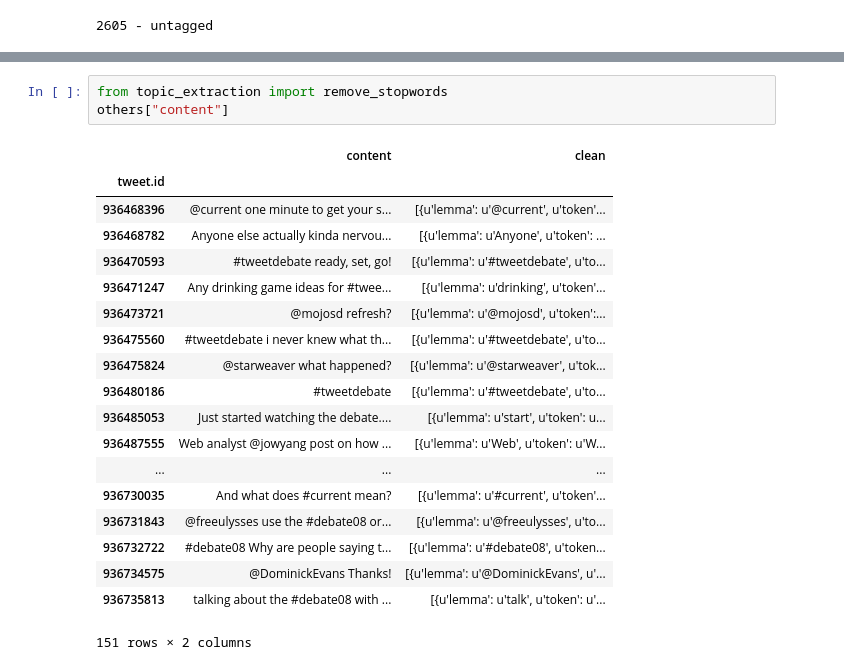
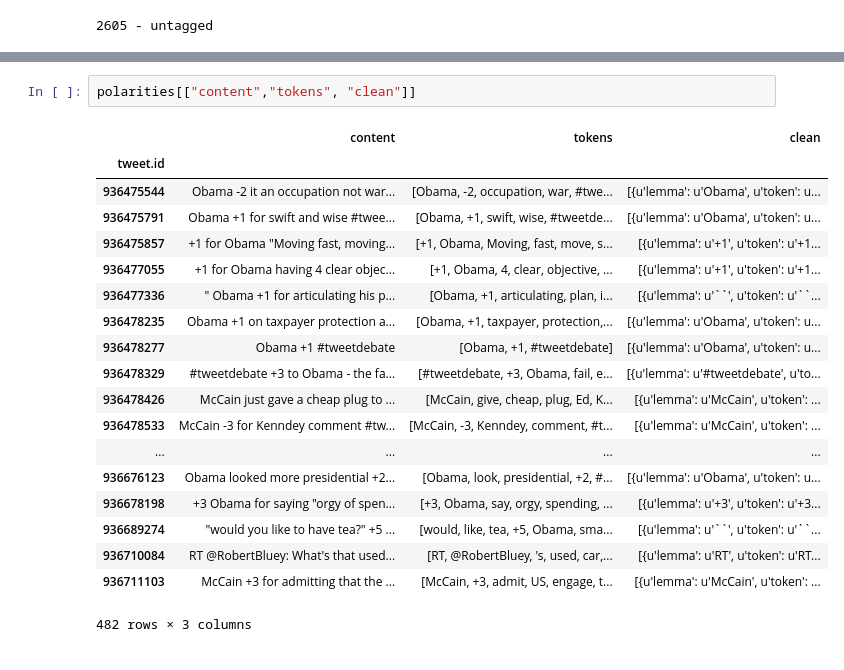
Before and after one commit to ralucacocioban/SentimentClassification, a Jupyter notebook: Sentiment.ipynb, the cells around one changed output, grey strips where cells are left out. Saved outputs shown, nothing was run; the diff lists cells and outputs as text.

```diff
--- a/Sentiment.ipynb
+++ b/Sentiment.ipynb
@@ -40,29 +40,28 @@ left[:1]
 |  | pub.date.GMT | content | author.name | author.nickname | rating.1 | rating.2 | rating.3 | rating.4 | ... |
 | tweet.id |  |  |  |  |  |  |  |  | ... |
 | 936466790 | 9/27/08 1:00 | Jim Lehrer just directed the deba... | B_E_X | Becky L | 4 | 2 | 4 | NaN | ... |
-# %%
-from topic_extraction import remove_stopwords
-others["content"]
-# %% [output]
-|  | content | clean |
-| tweet.id |  |  |
-| 936468396 | @current one minute to get your s... | [{u'lemma': u'@current', u'token'... |
-| 936468782 | Anyone else actually kinda nervou... | [{u'lemma': u'Anyone', u'token': ... |
-| 936470593 | #tweetdebate ready, set, go! | [{u'lemma': u'#tweetdebate', u'to... |
-| 936471247 | Any drinking game ideas for #twee... | [{u'lemma': u'drinking', u'token'... |
-| 936473721 | @mojosd refresh? | [{u'lemma': u'@mojosd', u'token':... |
-| 936475560 | #tweetdebate i never knew what th... | [{u'lemma': u'#tweetdebate', u'to... |
-| 936475824 | @starweaver what happened? | [{u'lemma': u'@starweaver', u'tok... |
-| 936480186 | #tweetdebate | [{u'lemma': u'#tweetdebate', u'to... |
-| 936485053 | Just started watching the debate.... | [{u'lemma': u'start', u'token': u... |
-| 936487555 | Web analyst @jowyang post on how ... | [{u'lemma': u'Web', u'token': u'W... |
-| ... | ... | ... |
-| 936730035 | And what does #current mean? | [{u'lemma': u'#current', u'token'... |
-| 936731843 | @freeulysses use the #debate08 or... | [{u'lemma': u'@freeulysses', u'to... |
-| 936732722 | #debate08 Why are people saying t... | [{u'lemma': u'#debate08', u'token... |
-| 936734575 | @DominickEvans Thanks! | [{u'lemma': u'@DominickEvans', u'... |
-| 936735813 | talking about the #debate08 with ... | [{u'lemma': u'talk', u'token': u'... |
-151 rows × 2 columns
+# %%
+polarities[["content","tokens", "clean"]]
+# %% [output]
+|  | content | tokens | clean |
+| tweet.id |  |  |  |
+| 936475544 | Obama -2 it an occupation not war... | [Obama, -2, occupation, war, #twe... | [{u'lemma': u'Obama', u'token': u... |
+| 936475791 | Obama +1 for swift and wise #twee... | [Obama, +1, swift, wise, #tweetde... | [{u'lemma': u'Obama', u'token': u... |
+| 936475857 | +1 for Obama "Moving fast, moving... | [+1, Obama, Moving, fast, move, s... | [{u'lemma': u'+1', u'token': u'+1... |
+| 936477055 | +1 for Obama having 4 clear objec... | [+1, Obama, 4, clear, objective, ... | [{u'lemma': u'+1', u'token': u'+1... |
+| 936477336 | " Obama +1 for articulating his p... | [Obama, +1, articulating, plan, i... | [{u'lemma': u'``', u'token': u'``... |
+| 936478235 | Obama +1 on taxpayer protection a... | [Obama, +1, taxpayer, protection,... | [{u'lemma': u'Obama', u'token': u... |
+| 936478277 | Obama +1 #tweetdebate | [Obama, +1, #tweetdebate] | [{u'lemma': u'Obama', u'token': u... |
+| 936478329 | #tweetdebate +3 to Obama - the fa... | [#tweetdebate, +3, Obama, fail, e... | [{u'lemma': u'#tweetdebate', u'to... |
+| 936478426 | McCain just gave a cheap plug to ... | [McCain, give, cheap, plug, Ed, K... | [{u'lemma': u'McCain', u'token': ... |
+| 936478533 | McCain -3 for Kenndey comment #tw... | [McCain, -3, Kenndey, comment, #t... | [{u'lemma': u'McCain', u'token': ... |
+| ... | ... | ... | ... |
+| 936676123 | Obama looked more presidential +2... | [Obama, look, presidential, +2, #... | [{u'lemma': u'Obama', u'token': u... |
+| 936678198 | +3 Obama for saying "orgy of spen... | [+3, Obama, say, orgy, spending, ... | [{u'lemma': u'+3', u'token': u'+3... |
+| 936689274 | "would you like to have tea?" +5 ... | [would, like, tea, +5, Obama, sma... | [{u'lemma': u'``', u'token': u'``... |
+| 936710084 | RT @RobertBluey: What's that used... | [RT, @RobertBluey, 's, used, car,... | [{u'lemma': u'RT', u'token': u'RT... |
+| 936711103 | McCain +3 for admitting that the ... | [McCain, +3, admit, US, engage, t... | [{u'lemma': u'McCain', u'token': ... |
+482 rows × 3 columns
 # %%
 for i, tweet in tweets[:3].iterrows():
     print [token["lemma"] for token in tweet["clean"]]
```
Also changed, not shown: parts of 1 cell of this notebook, 2 other files.
